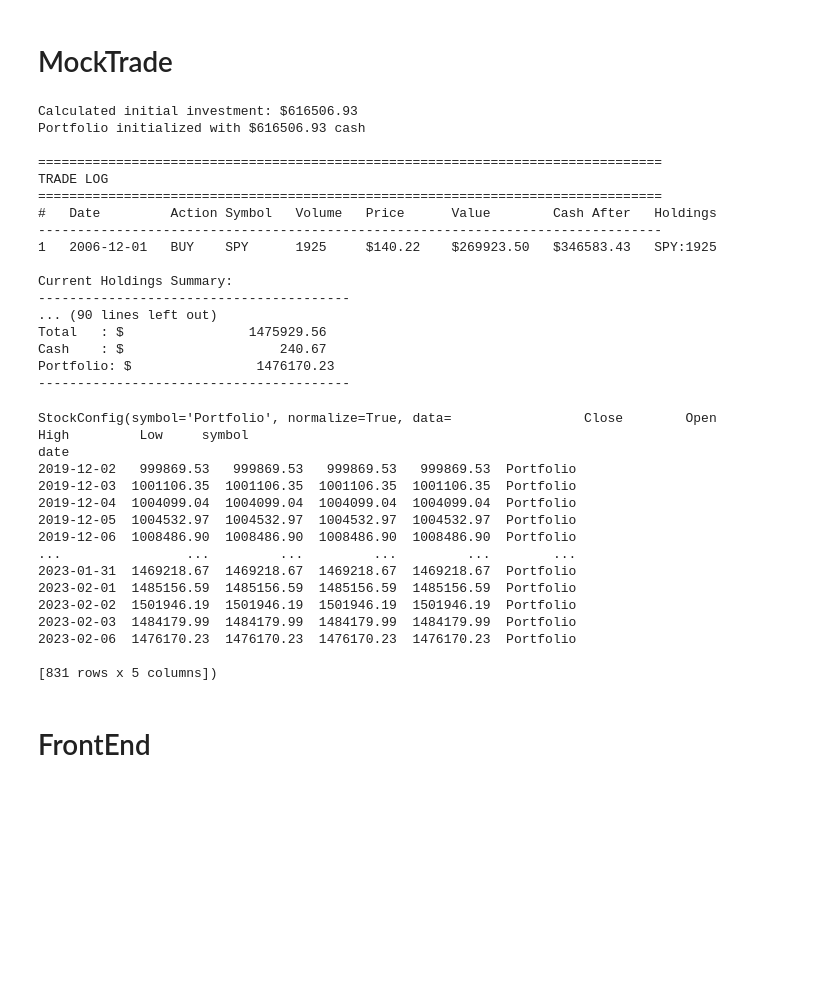
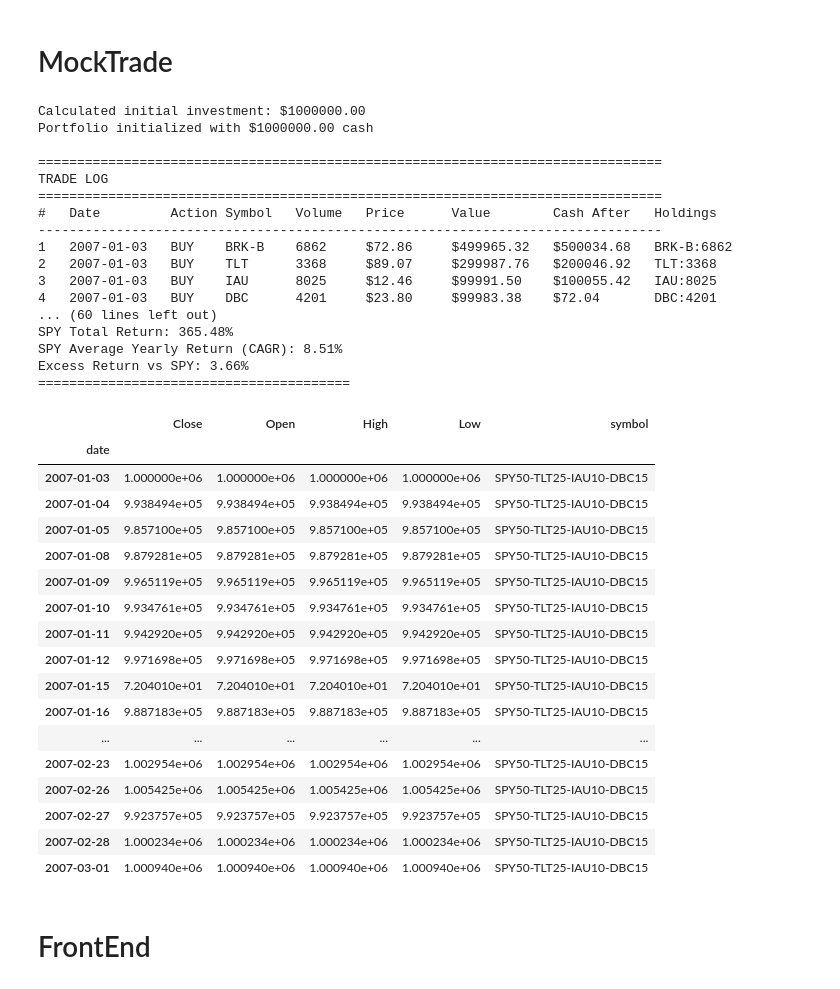
Before and after one commit to farrellsc/StockAnalysis, a Jupyter notebook: playground.ipynb, the cells around one changed output. Cells and saved outputs as stored; diff of their text form; code cells hidden in the pictures; blank space fills up the shorter version.

```diff
--- a/playground.ipynb
+++ b/playground.ipynb
@@ -325,41 +334,44 @@ mock = MockTrade(
 # %%
-portfolio_df = mock.mock()
+portfolio_df = mock_trader.mock()
 # %% [output]
-Calculated initial investment: $616506.93
-Portfolio initialized with $616506.93 cash
+Calculated initial investment: $1000000.00
+Portfolio initialized with $1000000.00 cash
 
 ================================================================================
 TRADE LOG
 ================================================================================
 #   Date         Action Symbol   Volume   Price      Value        Cash After   Holdings
 --------------------------------------------------------------------------------
-1   2006-12-01   BUY    SPY      1925     $140.22    $269923.50   $346583.43   SPY:1925
-
-Current Holdings Summary:
-----------------------------------------
-... (90 lines left out)
-Total   : $                1475929.56
-Cash    : $                    240.67
-Portfolio: $                1476170.23
-----------------------------------------
+1   2007-01-03   BUY    BRK-B    6862     $72.86     $499965.32   $500034.68   BRK-B:6862
+2   2007-01-03   BUY    TLT      3368     $89.07     $299987.76   $200046.92   TLT:3368
+3   2007-01-03   BUY    IAU      8025     $12.46     $99991.50    $100055.42   IAU:8025
+4   2007-01-03   BUY    DBC      4201     $23.80     $99983.38    $72.04       DBC:4201
+... (60 lines left out)
+SPY Total Return: 365.48%
+SPY Average Yearly Return (CAGR): 8.51%
+Excess Return vs SPY: 3.66%
+========================================
 # %%
-portfolio_df
+portfolio_df.data['2007-01-03':'2007-03-01']
 # %% [output]
-StockConfig(symbol='Portfolio', normalize=True, data=                 Close        Open        High         Low     symbol
-date
-2019-12-02   999869.53   999869.53   999869.53   999869.53  Portfolio
-2019-12-03  1001106.35  1001106.35  1001106.35  1001106.35  Portfolio
-2019-12-04  1004099.04  1004099.04  1004099.04  1004099.04  Portfolio
-2019-12-05  1004532.97  1004532.97  1004532.97  1004532.97  Portfolio
-2019-12-06  1008486.90  1008486.90  1008486.90  1008486.90  Portfolio
-...                ...         ...         ...         ...        ...
-2023-01-31  1469218.67  1469218.67  1469218.67  1469218.67  Portfolio
-2023-02-01  1485156.59  1485156.59  1485156.59  1485156.59  Portfolio
-2023-02-02  1501946.19  1501946.19  1501946.19  1501946.19  Portfolio
-2023-02-03  1484179.99  1484179.99  1484179.99  1484179.99  Portfolio
-2023-02-06  1476170.23  1476170.23  1476170.23  1476170.23  Portfolio
-
-[831 rows x 5 columns])
+|  | Close | Open | High | Low | symbol |
+| date |  |  |  |  |  |
+| 2007-01-03 | 1.000000e+06 | 1.000000e+06 | 1.000000e+06 | 1.000000e+06 | SPY50-TLT25-IAU10-DBC15 |
+| 2007-01-04 | 9.938494e+05 | 9.938494e+05 | 9.938494e+05 | 9.938494e+05 | SPY50-TLT25-IAU10-DBC15 |
+| 2007-01-05 | 9.857100e+05 | 9.857100e+05 | 9.857100e+05 | 9.857100e+05 | SPY50-TLT25-IAU10-DBC15 |
+| 2007-01-08 | 9.879281e+05 | 9.879281e+05 | 9.879281e+05 | 9.879281e+05 | SPY50-TLT25-IAU10-DBC15 |
+| 2007-01-09 | 9.965119e+05 | 9.965119e+05 | 9.965119e+05 | 9.965119e+05 | SPY50-TLT25-IAU10-DBC15 |
+| 2007-01-10 | 9.934761e+05 | 9.934761e+05 | 9.934761e+05 | 9.934761e+05 | SPY50-TLT25-IAU10-DBC15 |
+| 2007-01-11 | 9.942920e+05 | 9.942920e+05 | 9.942920e+05 | 9.942920e+05 | SPY50-TLT25-IAU10-DBC15 |
+| 2007-01-12 | 9.971698e+05 | 9.971698e+05 | 9.971698e+05 | 9.971698e+05 | SPY50-TLT25-IAU10-DBC15 |
+| 2007-01-15 | 7.204010e+01 | 7.204010e+01 | 7.204010e+01 | 7.204010e+01 | SPY50-TLT25-IAU10-DBC15 |
+| 2007-01-16 | 9.887183e+05 | 9.887183e+05 | 9.887183e+05 | 9.887183e+05 | SPY50-TLT25-IAU10-DBC15 |
+| ... | ... | ... | ... | ... | ... |
+| 2007-02-23 | 1.002954e+06 | 1.002954e+06 | 1.002954e+06 | 1.002954e+06 | SPY50-TLT25-IAU10-DBC15 |
+| 2007-02-26 | 1.005425e+06 | 1.005425e+06 | 1.005425e+06 | 1.005425e+06 | SPY50-TLT25-IAU10-DBC15 |
+| 2007-02-27 | 9.923757e+05 | 9.923757e+05 | 9.923757e+05 | 9.923757e+05 | SPY50-TLT25-IAU10-DBC15 |
+| 2007-02-28 | 1.000234e+06 | 1.000234e+06 | 1.000234e+06 | 1.000234e+06 | SPY50-TLT25-IAU10-DBC15 |
+| 2007-03-01 | 1.000940e+06 | 1.000940e+06 | 1.000940e+06 | 1.000940e+06 | SPY50-TLT25-IAU10-DBC15 |
 # %% [markdown]
 # FrontEnd
 # %%
```
Also changed, not shown: parts of 3 cells of this notebook, 2 other files.
